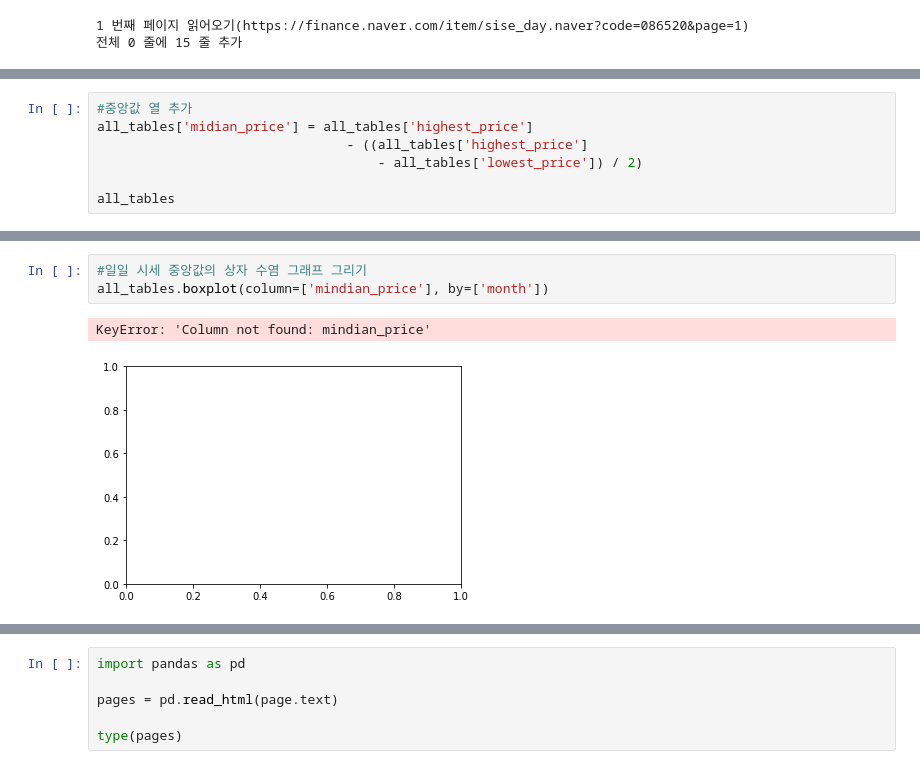
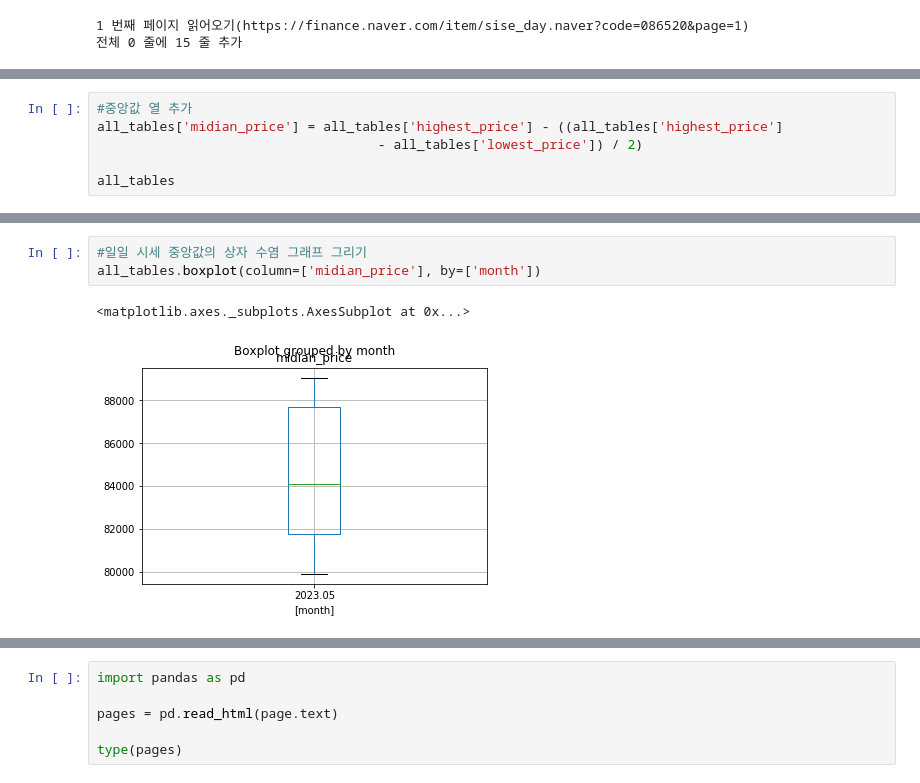
Before and after one commit to seunga0809/Python, a Jupyter notebook: Chapter06.ipynb, the cells around one changed output, grey strips where cells are left out. Drawn from its saved outputs; the diff is of its cells as text.

```diff
--- a/Chapter06.ipynb
+++ b/Chapter06.ipynb
@@ -264,8 +264,7 @@ all_tables
 110 rows × 5 columns
 # %%
 #중앙값 열 추가
-all_tables['midian_price'] = all_tables['highest_price']
-                                - ((all_tables['highest_price']
+all_tables['midian_price'] = all_tables['highest_price'] - ((all_tables['highest_price']
                                     - all_tables['lowest_price']) / 2)
 
 all_tables
@@ -304,9 +308,9 @@ all_tables[:15].plot.line(rot=45)
 # %%
 #일일 시세 중앙값의 상자 수염 그래프 그리기
-all_tables.boxplot(column=['mindian_price'], by=['month'])
+all_tables.boxplot(column=['midian_price'], by=['month'])
 # %% [output]
-KeyError: 'Column not found: mindian_price'
+<matplotlib.axes._subplots.AxesSubplot at 0x...>
-[figure, old version]
+[figure, new version]
 # %%
 import requests
 
```
Also changed, not shown: parts of 28 cells of this notebook.
